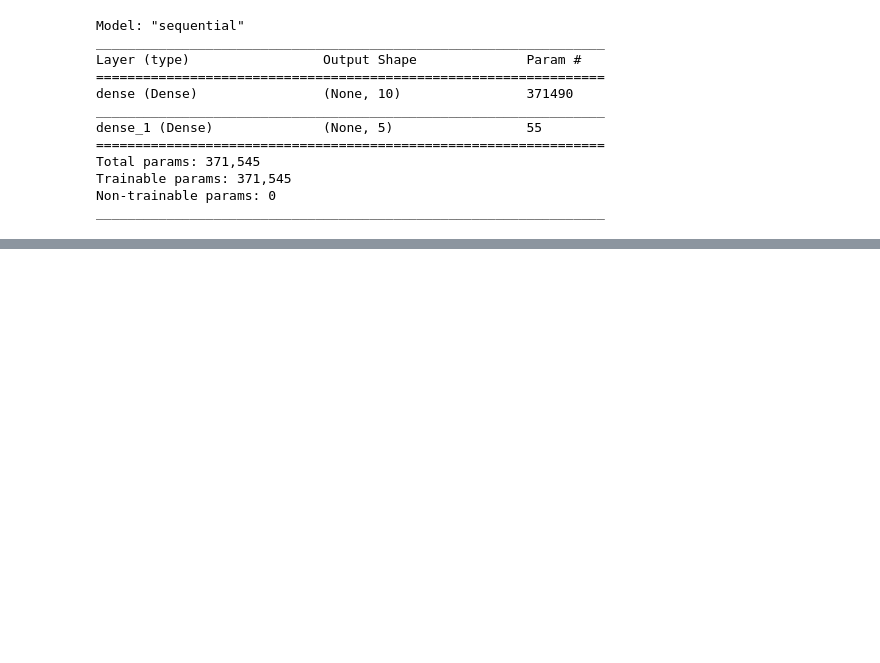
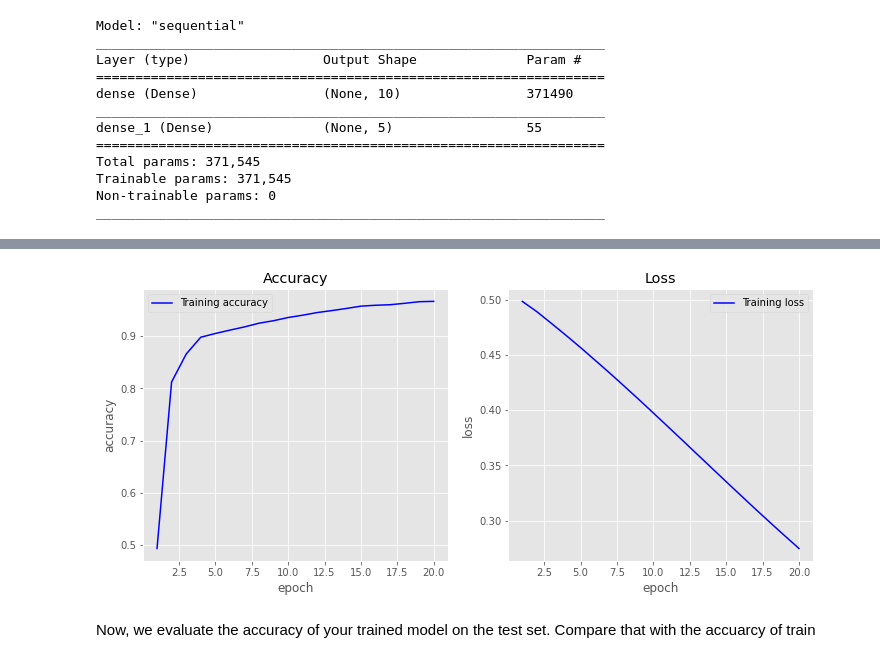
Before and after one commit to davidebonaglia/NLPandTextMining, a Jupyter notebook: Code/6. deep learning.ipynb, the cells around one changed output, grey strips where cells are left out. Cells and saved outputs as stored; diff of their text form; code cells hidden in the pictures; blank space fills up the shorter version.

```diff
--- a/Code/6. deep learning.ipynb
+++ b/Code/6. deep learning.ipynb
@@ -166,0 +222,35 @@ dict_keys(['loss', 'accuracy'])
+# %%
+# Here we converted the code to a function so we can use it later as well
+plt.style.use('ggplot')
+
+def plot_history(history, val=0):
+    acc = history.history['accuracy']
+    if val == 1:
+        val_acc = history.history['val_accuracy']
+    loss = history.history['loss']
+    if val == 1:
+        val_loss = history.history['val_loss']
+    x = range(1, len(acc) + 1)
+    plt.figure(figsize=(12, 5))
+    plt.subplot(1, 2, 1)
+    plt.plot(x, acc, 'b', label='Training accuracy')
+    if val == 1:
+        plt.plot(x, val_acc, 'r', label='Validation accuracy')
+    plt.ylabel('accuracy')
+    plt.xlabel('epoch')
+    plt.title('Accuracy')
+    plt.legend()
+    plt.subplot(1, 2, 2)
+    plt.plot(x, loss, 'b', label='Training loss')
+    if val == 1:
+        plt.plot(x, val_loss, 'r', label='Validation loss')
+    plt.ylabel('loss')
+    plt.xlabel('epoch')
+    plt.title('Loss')
+    plt.legend()
+# %%
+plot_history(history)
+# %% [output]
+[figure, added]
+# %% [markdown]
+Now, we evaluate the accuracy of your trained model on the test set. Compare that with the accuarcy of train
```
Also changed, not shown: parts of 48 cells of this notebook.
